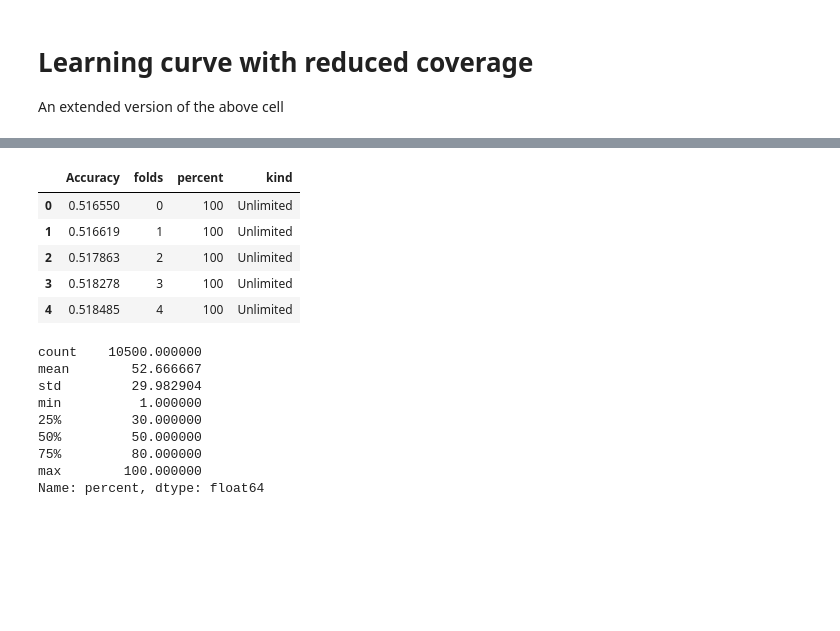
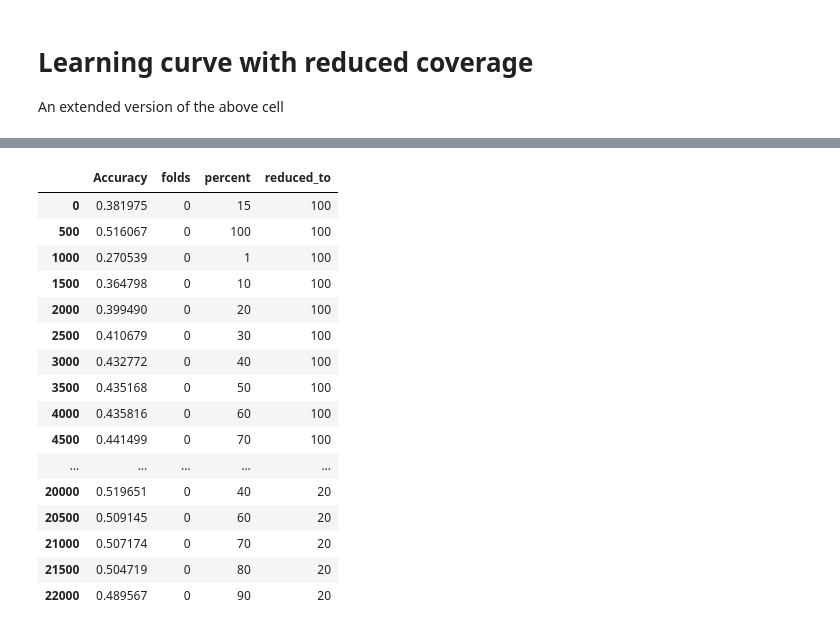
Before and after one commit to mbatchkarov/ExpLosion, a Jupyter notebook: notebooks/reduced_coverage_experiments.ipynb, the cells around one changed output, grey strips where cells are left out. Saved outputs shown, nothing was run; the diff lists cells and outputs as text; code cells hidden in the pictures; blank space fills up the shorter version.

```diff
--- a/notebooks/reduced_coverage_experiments.ipynb
+++ b/notebooks/reduced_coverage_experiments.ipynb
@@ -113,22 +126,21 @@ df = pd.concat([df1, df2], ignore_index=True).convert_objects(convert_numeric=Tr
-# %%
-df.head()
-# %% [output]
-|  | Accuracy | folds | percent | kind |
-| 0 | 0.516550 | 0 | 100 | Unlimited |
-| 1 | 0.516619 | 1 | 100 | Unlimited |
-| 2 | 0.517863 | 2 | 100 | Unlimited |
-| 3 | 0.518278 | 3 | 100 | Unlimited |
-| 4 | 0.518485 | 4 | 100 | Unlimited |
-# %%
-df.percent.describe()
-# %% [output]
-count    10500.000000
-mean        52.666667
-std         29.982904
-min          1.000000
-25%         30.000000
-50%         50.000000
-75%         80.000000
-max        100.000000
-Name: percent, dtype: float64
+# %%
+df[df.folds==0]
+# %% [output]
+|  | Accuracy | folds | percent | reduced_to |
+| 0 | 0.381975 | 0 | 15 | 100 |
+| 500 | 0.516067 | 0 | 100 | 100 |
+| 1000 | 0.270539 | 0 | 1 | 100 |
+| 1500 | 0.364798 | 0 | 10 | 100 |
+| 2000 | 0.399490 | 0 | 20 | 100 |
+| 2500 | 0.410679 | 0 | 30 | 100 |
+| 3000 | 0.432772 | 0 | 40 | 100 |
+| 3500 | 0.435168 | 0 | 50 | 100 |
+| 4000 | 0.435816 | 0 | 60 | 100 |
+| 4500 | 0.441499 | 0 | 70 | 100 |
+| ... | ... | ... | ... | ... |
+| 20000 | 0.519651 | 0 | 40 | 20 |
+| 20500 | 0.509145 | 0 | 60 | 20 |
+| 21000 | 0.507174 | 0 | 70 | 20 |
+| 21500 | 0.504719 | 0 | 80 | 20 |
+| 22000 | 0.489567 | 0 | 90 | 20 |
 # %%
```
Also changed, not shown: parts of 9 cells of this notebook, 3 other files.
